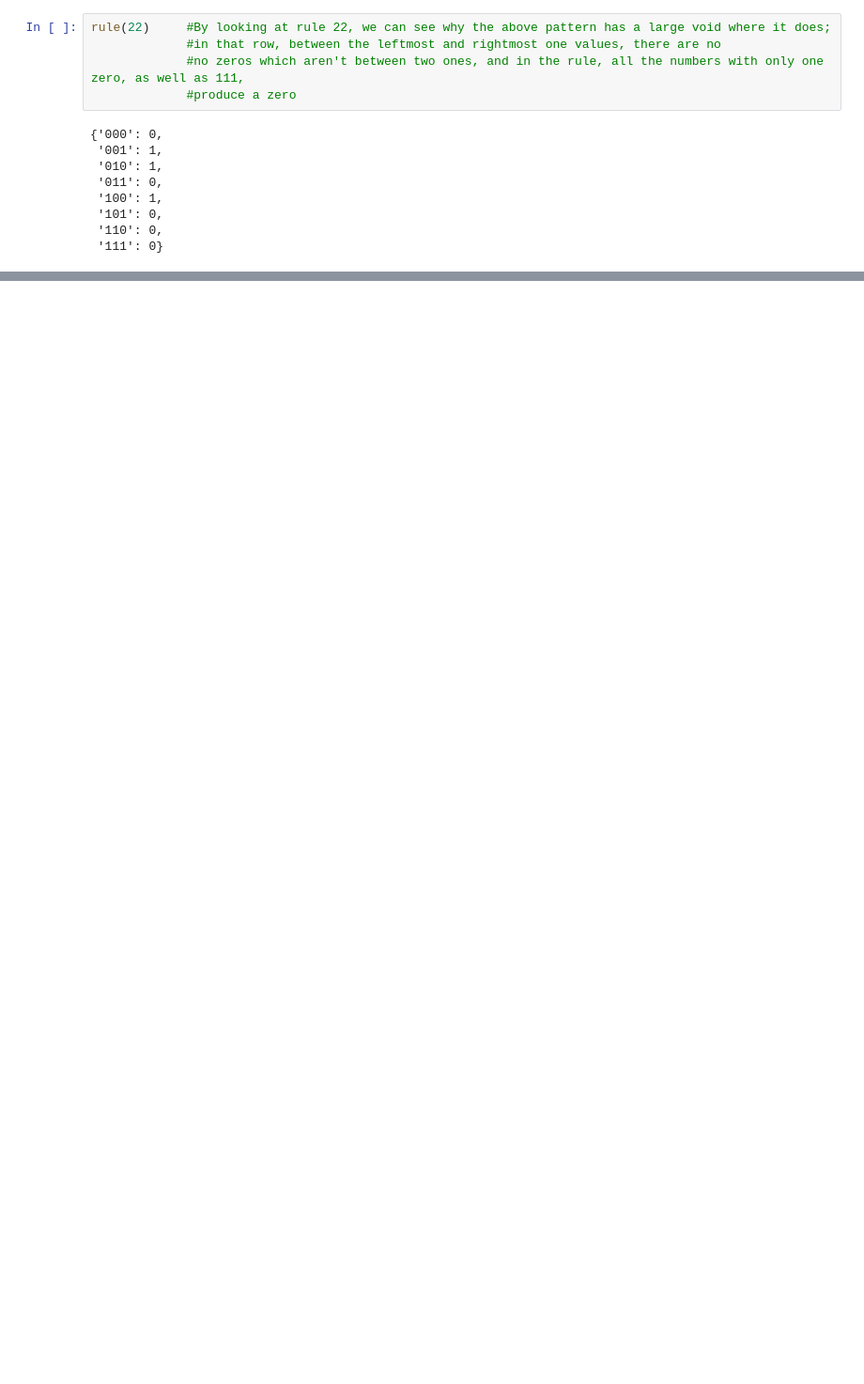
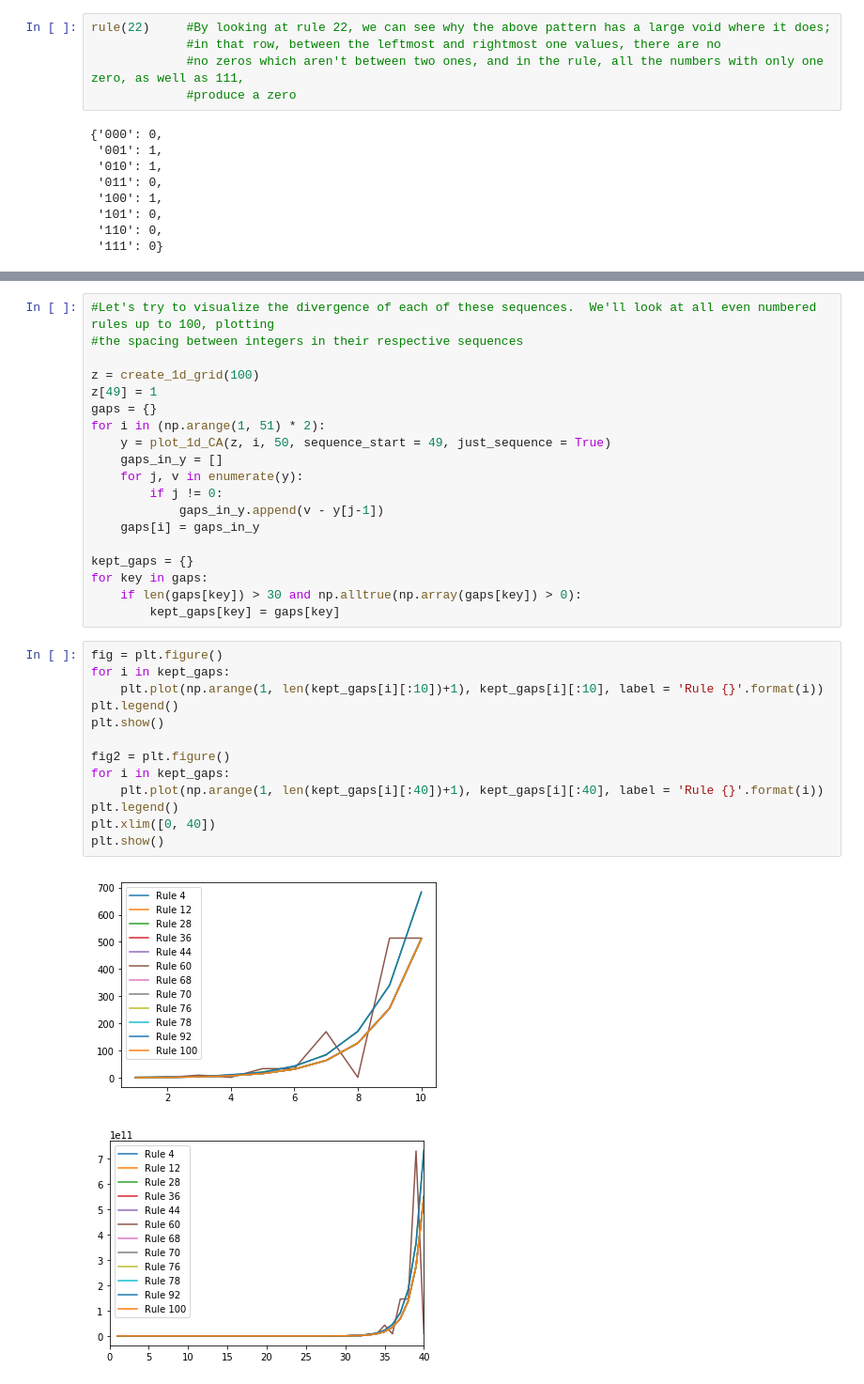
Before and after one commit to hcmoore745/PHYS-250-Poster, a Jupyter notebook: Cellular Automata Exploration.ipynb, the cells around one changed output, grey strips where cells are left out. Shown at 94% size. Cells and saved outputs as stored; diff of their text form; blank space fills up the shorter version.

```diff
--- a/Cellular Automata Exploration.ipynb
+++ b/Cellular Automata Exploration.ipynb
@@ -162,0 +196,35 @@ rule(22)     #By looking at rule 22, we can see why the above pattern has a larg
+# %%
+#Let's try to visualize the divergence of each of these sequences.  We'll look at all even numbered rules up to 100, plotting
+#the spacing between integers in their respective sequences
+
+z = create_1d_grid(100)
+z[49] = 1
+gaps = {}
+for i in (np.arange(1, 51) * 2):
+    y = plot_1d_CA(z, i, 50, sequence_start = 49, just_sequence = True)
+    gaps_in_y = []
+    for j, v in enumerate(y):
+        if j != 0:
+            gaps_in_y.append(v - y[j-1])
+    gaps[i] = gaps_in_y
+
+kept_gaps = {}
+for key in gaps:
+    if len(gaps[key]) > 30 and np.alltrue(np.array(gaps[key]) > 0):
+        kept_gaps[key] = gaps[key]
+# %%
+fig = plt.figure()
+for i in kept_gaps:
+    plt.plot(np.arange(1, len(kept_gaps[i][:10])+1), kept_gaps[i][:10], label = 'Rule {}'.format(i))
+plt.legend()
+plt.show()
+
+fig2 = plt.figure()
+for i in kept_gaps:
+    plt.plot(np.arange(1, len(kept_gaps[i][:40])+1), kept_gaps[i][:40], label = 'Rule {}'.format(i))
+plt.legend()
+plt.xlim([0, 40])
+plt.show()
+# %% [output]
+[figure, added]
+[figure, added]
```
Also changed, not shown: parts of 21 cells of this notebook.
